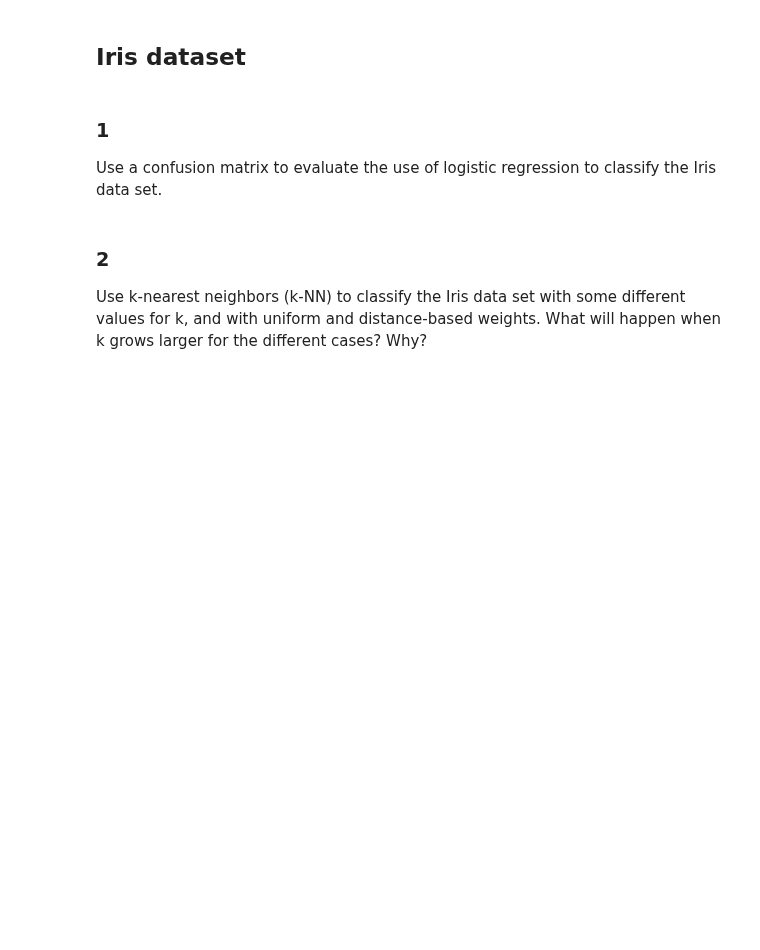
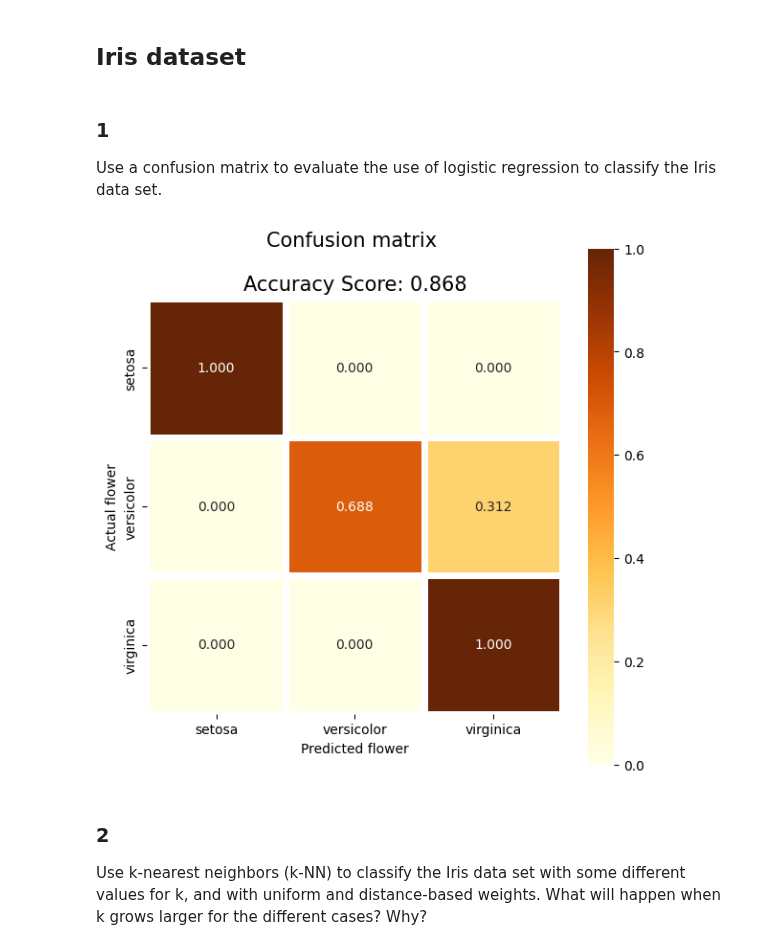
Before and after one commit to Beolinen/DAT565, a Jupyter notebook: Assignment02/A2.ipynb, the cells around one changed output. Saved outputs shown, nothing was run; the diff lists cells and outputs as text; code cells hidden in the pictures; blank space fills up the shorter version.

```diff
--- a/Assignment02/A2.ipynb
+++ b/Assignment02/A2.ipynb
@@ -43,6 +155,42 @@ from sklearn.datasets import load_iris
+# %%
+# load data
+iris = load_iris()
+x = iris.data
+y = iris.target
+
+# Split data into test data (25%) and training data (75%)
+x_tr, x_te, y_tr, y_te = train_test_split(x, y, random_state = 0)
 # %% [markdown]
 ### 1
 Use a confusion matrix to evaluate the use of logistic regression to classify the Iris data set.
+# %%
+
+# Generate logisitc regression multiclass model
+reg_mod = LogisticRegression(solver='liblinear', multi_class='ovr').fit(x_tr,y_tr)
+
+# Make classification prediction
+y_pred = reg_mod.predict(x_te)
+
+# Calculate model score (accuracy)
+acc = reg_mod.score(x_te, y_te)
+
+# Create a normalized confusion matrix
+cm = confusion_matrix(y_te, y_pred, normalize='true')
+
+# Plot confusion matrix
+fig, ax = plt.subplots(figsize=(7,7))
+sns.heatmap(cm, annot = True, fmt=".3f", linewidths=5, square=True, cmap='YlOrBr') #Fall themed
+ax.set_xticklabels(iris.target_names)
+ax.set_yticklabels(iris.target_names)
+
+acc_score = 'Confusion matrix \n\nAccuracy Score: {:.3f}'.format(acc)
+
+plt.ylabel('Actual flower')
+plt.xlabel('Predicted flower')
+plt.title(acc_score, size = 15)
+plt.show()
+# %% [output]
+[figure, added]
 # %% [markdown]
 ### 2
 Use k-nearest neighbors (k-NN) to classify the Iris data set with some different values for k, and
```
Also changed, not shown: parts of 12 cells of this notebook, 14 other files.
